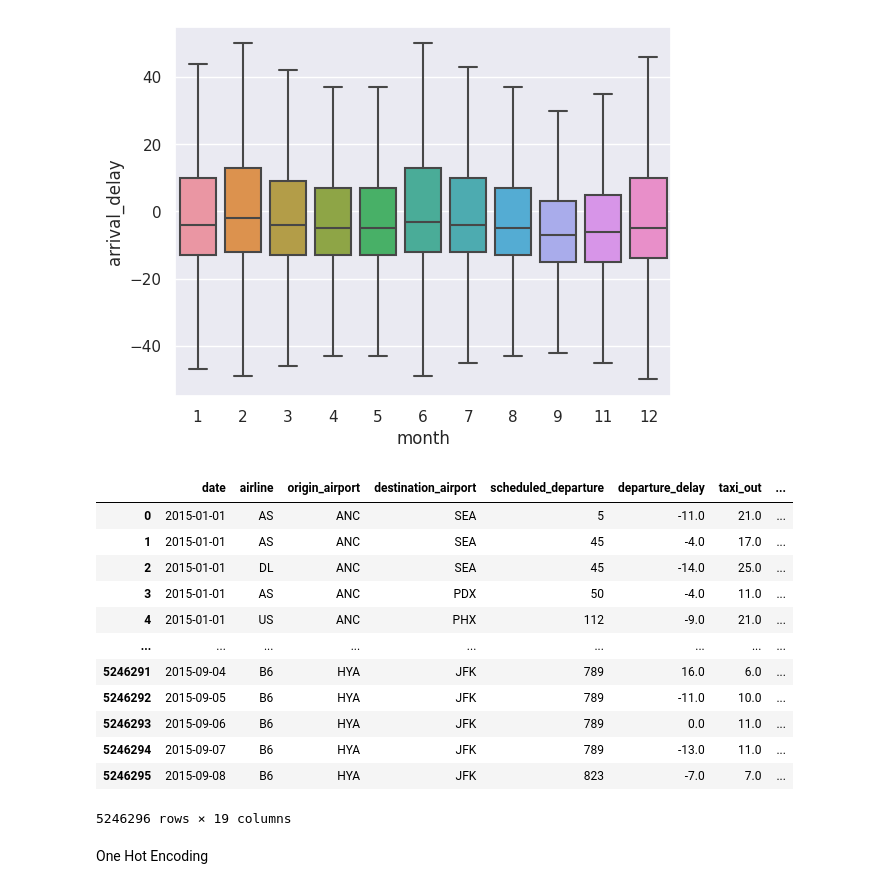
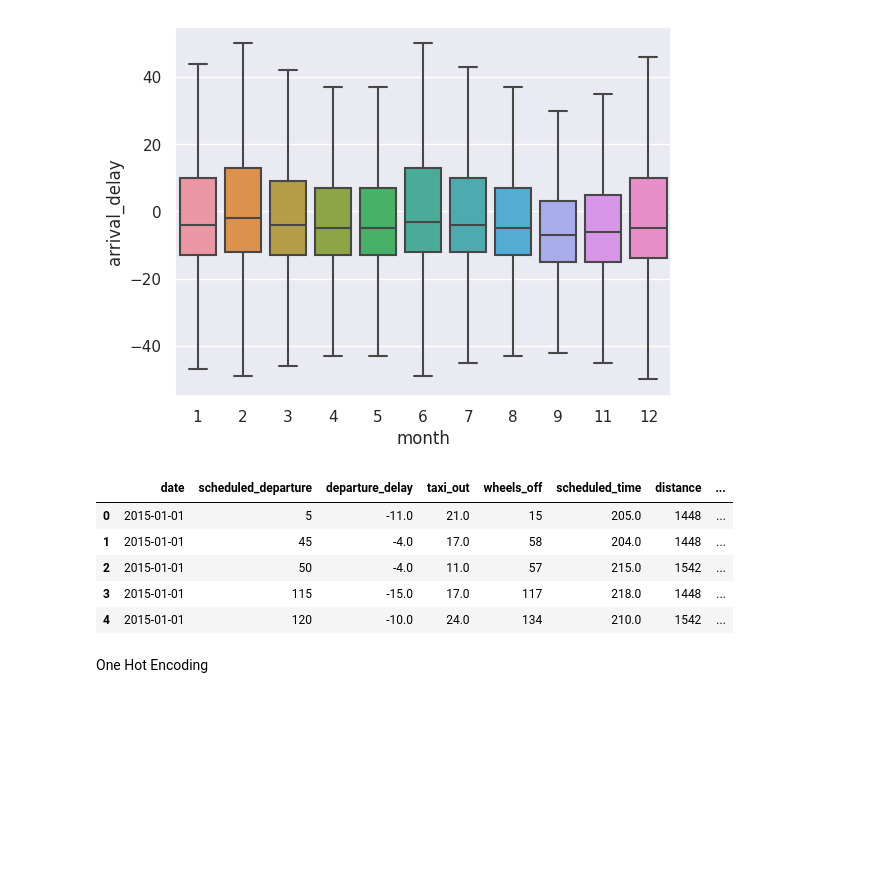
Before and after one commit to lukaszek358/SDA, a Jupyter notebook: projekt_końcowy.ipynb, the cells around one changed output. Saved outputs shown, nothing was run; the diff lists cells and outputs as text; code cells hidden in the pictures; blank space fills up the shorter version.

```diff
--- a/projekt_końcowy.ipynb
+++ b/projekt_końcowy.ipynb
@@ -203,0 +283,6 @@ raw_flights = raw_flights.reset_index(drop = True)
+# %%
+raw_flights['wheels_off'] = raw_flights['wheels_off'].apply(zamien_na_godziny_i_minuty)
+raw_flights['wheels_box'] = raw_flights['wheels_off'].str.split(':').str[0]
+raw_flights['wheels_box']
+raw_flights['wheels_box'] = pd.Categorical(raw_flights['wheels_box'], categories=hour_order, ordered=True)
+sns.boxplot(x='wheels_box', y='arrival_delay', data=raw_flights, showfliers=False)
@@ -219,0 +301,3 @@ raw_flights
+# %%
+raw_flights['wheels_off'] = pd.to_datetime(raw_flights['wheels_off']).dt.minute + pd.to_datetime(raw_flights['wheels_off']).dt.hour * 60
+raw_flights['wheels_off']
@@ -226,5 +327,8 @@ raw_flights["cos_day_of_week_norm"] = np.cos(raw_flights['day_of_week_norm'])
 # %%
 raw_flights['scheduled_arrival_norm'] = 2 * math.pi * raw_flights['scheduled_arrival'] / 1440
 raw_flights['cos_scheduled_arrival_norm'] = np.cos(raw_flights['scheduled_arrival_norm'])
+# %%
+raw_flights['wheels_off_norm'] = 2 * math.pi * raw_flights['wheels_off'] / 1440
+raw_flights['cos_wheels_off_norm'] = np.cos(raw_flights['wheels_off_norm'])
 # %%
-raw_flights = raw_flights.drop(columns = ['scheduled_arrival'])
+raw_flights = raw_flights.drop(columns = ['scheduled_dep',	'scheduled_arr', 'wheels_box'], axis = 1)
@@ -252,21 +363,14 @@ sns.boxplot(data = raw_flights, y = 'arrival_delay', x='month', showfliers=False
 # %%
 raw_flights = raw_flights.drop(columns =['month','day', 'day_of_week'])
 # %%
-raw_flights
+raw_flights.head()
 # %% [output]
-|  | date | airline | origin_airport | destination_airport | scheduled_departure | departure_delay | taxi_out | ... |
-| 0 | 2015-01-01 | AS | ANC | SEA | 5 | -11.0 | 21.0 | ... |
-| 1 | 2015-01-01 | AS | ANC | SEA | 45 | -4.0 | 17.0 | ... |
-| 2 | 2015-01-01 | DL | ANC | SEA | 45 | -14.0 | 25.0 | ... |
-| 3 | 2015-01-01 | AS | ANC | PDX | 50 | -4.0 | 11.0 | ... |
-| 4 | 2015-01-01 | US | ANC | PHX | 112 | -9.0 | 21.0 | ... |
-| ... | ... | ... | ... | ... | ... | ... | ... | ... |
-| 5246291 | 2015-09-04 | B6 | HYA | JFK | 789 | 16.0 | 6.0 | ... |
-| 5246292 | 2015-09-05 | B6 | HYA | JFK | 789 | -11.0 | 10.0 | ... |
-| 5246293 | 2015-09-06 | B6 | HYA | JFK | 789 | 0.0 | 11.0 | ... |
-| 5246294 | 2015-09-07 | B6 | HYA | JFK | 789 | -13.0 | 11.0 | ... |
-| 5246295 | 2015-09-08 | B6 | HYA | JFK | 823 | -7.0 | 7.0 | ... |
+|  | date | scheduled_departure | departure_delay | taxi_out | wheels_off | scheduled_time | distance | ... |
+| 0 | 2015-01-01 | 5 | -11.0 | 21.0 | 15 | 205.0 | 1448 | ... |
+| 1 | 2015-01-01 | 45 | -4.0 | 17.0 | 58 | 204.0 | 1448 | ... |
+| 2 | 2015-01-01 | 50 | -4.0 | 11.0 | 57 | 215.0 | 1542 | ... |
+| 3 | 2015-01-01 | 115 | -15.0 | 17.0 | 117 | 218.0 | 1448 | ... |
+| 4 | 2015-01-01 | 120 | -10.0 | 24.0 | 134 | 210.0 | 1542 | ... |
-5246296 rows × 19 columns
 # %% [markdown]
 One Hot Encoding
 # %%
```
Also changed, not shown: parts of 42 cells of this notebook.
